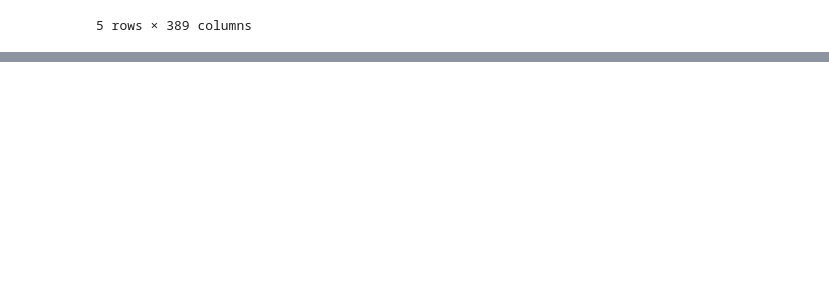
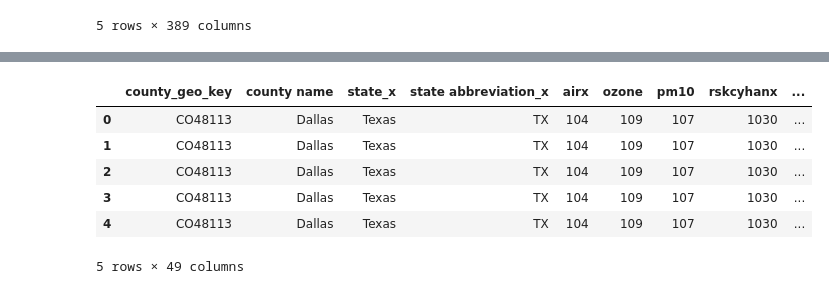
Before and after one commit to ButtonWalker/Team2_Project2, a Jupyter notebook: datapull.ipynb, the cells around one changed output, grey strips where cells are left out. Saved outputs shown, nothing was run; the diff lists cells and outputs as text; code cells hidden in the pictures; blank space fills up the shorter version.

```diff
--- a/datapull.ipynb
+++ b/datapull.ipynb
@@ -235,3 +286,14 @@ raw_all_df
+# %%
+raw_all_df = raw_environ_df.merge(appended_zip, left_on='county name', right_on='county name')
+raw_all_df.head()
+# %% [output]
+|  | county_geo_key | county name | state_x | state abbreviation_x | airx | ozone | pm10 | rskcyhanx | ... |
+| 0 | CO48113 | Dallas | Texas | TX | 104 | 109 | 107 | 1030 | ... |
+| 1 | CO48113 | Dallas | Texas | TX | 104 | 109 | 107 | 1030 | ... |
+| 2 | CO48113 | Dallas | Texas | TX | 104 | 109 | 107 | 1030 | ... |
+| 3 | CO48113 | Dallas | Texas | TX | 104 | 109 | 107 | 1030 | ... |
+| 4 | CO48113 | Dallas | Texas | TX | 104 | 109 | 107 | 1030 | ... |
+5 rows × 49 columns
 # %%
 raw_all_df.shape
 # %% [output]
```
Also changed, not shown: parts of 11 cells of this notebook, 3 other files.
